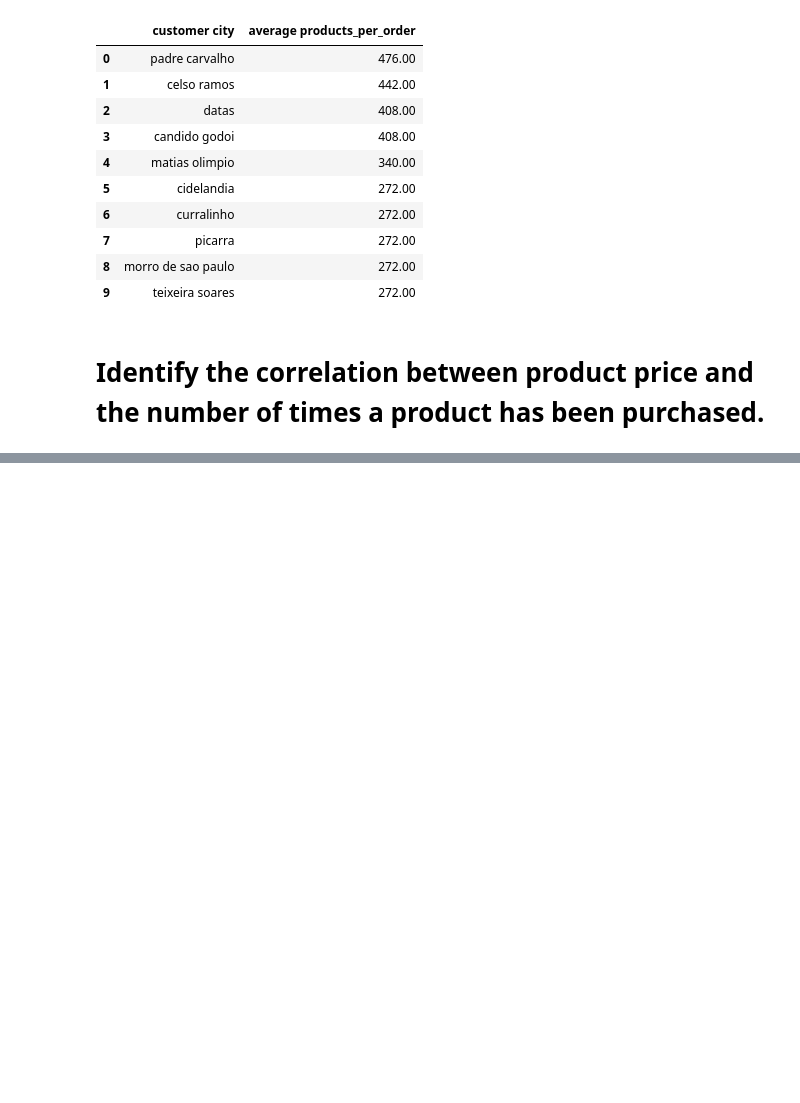
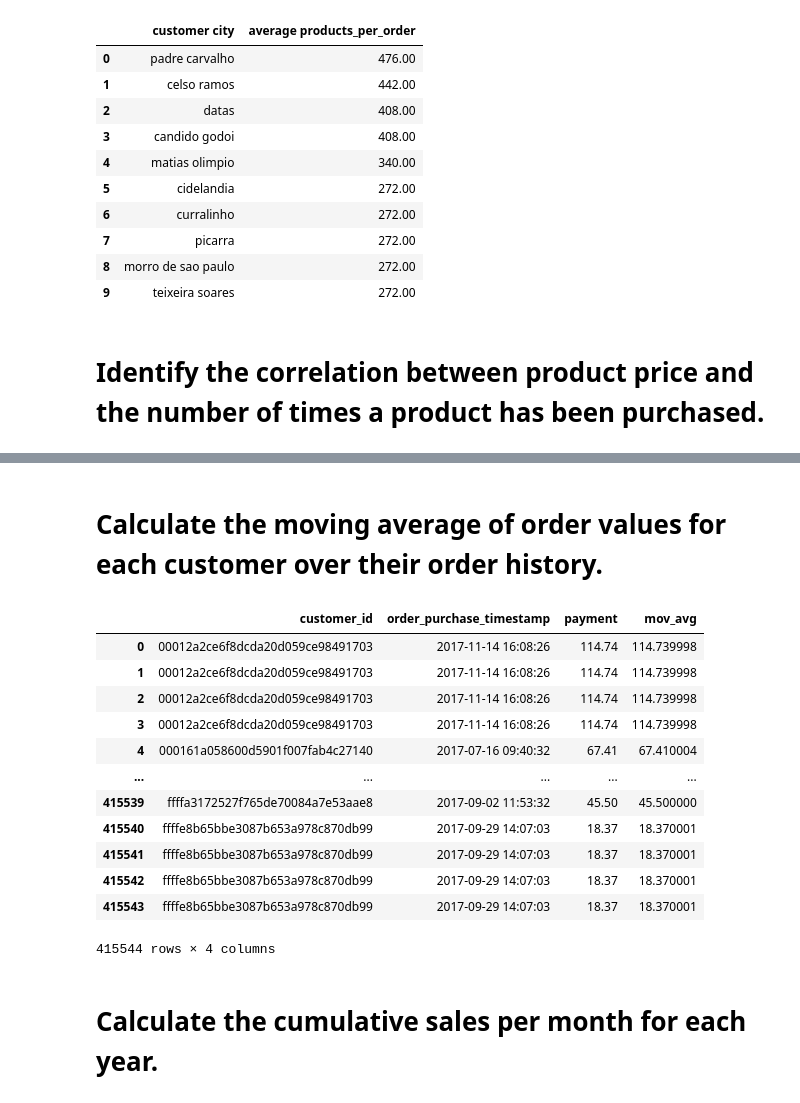
Before and after one commit to somya-kumari/SalesMetrics, a Jupyter notebook: SalesMetrics-checkpoint.ipynb, the cells around one changed output, grey strips where cells are left out. Saved outputs shown, nothing was run; the diff lists cells and outputs as text; code cells hidden in the pictures; blank space fills up the shorter version.

```diff
--- a/SalesMetrics-checkpoint.ipynb
+++ b/SalesMetrics-checkpoint.ipynb
@@ -272,0 +316,32 @@ np.corrcoef([arr1,arr2]);
+# %% [markdown]
+# Calculate the moving average of order values for each customer over their order history.
+# %%
+query = """select customer_id,order_purchase_timestamp,payment,
+avg(payment) over(partition by customer_id order by order_purchase_timestamp
+rows between 2 preceding and current row)as mov_avg
+from
+(select orders.customer_id,orders.order_purchase_timestamp,
+payments.payment_value as payment
+from payments join orders
+on payments.order_id = orders.order_id)as a
+"""
+cur.execute(query)
+data = cur.fetchall()
+df = pd.DataFrame(data, columns = ["customer_id","order_purchase_timestamp","payment","mov_avg"])
+df
+# %% [output]
+|  | customer_id | order_purchase_timestamp | payment | mov_avg |
+| 0 | 00012a2ce6f8dcda20d059ce98491703 | 2017-11-14 16:08:26 | 114.74 | 114.739998 |
+| 1 | 00012a2ce6f8dcda20d059ce98491703 | 2017-11-14 16:08:26 | 114.74 | 114.739998 |
+| 2 | 00012a2ce6f8dcda20d059ce98491703 | 2017-11-14 16:08:26 | 114.74 | 114.739998 |
+| 3 | 00012a2ce6f8dcda20d059ce98491703 | 2017-11-14 16:08:26 | 114.74 | 114.739998 |
+| 4 | 000161a058600d5901f007fab4c27140 | 2017-07-16 09:40:32 | 67.41 | 67.410004 |
+| ... | ... | ... | ... | ... |
+| 415539 | ffffa3172527f765de70084a7e53aae8 | 2017-09-02 11:53:32 | 45.50 | 45.500000 |
+| 415540 | ffffe8b65bbe3087b653a978c870db99 | 2017-09-29 14:07:03 | 18.37 | 18.370001 |
+| 415541 | ffffe8b65bbe3087b653a978c870db99 | 2017-09-29 14:07:03 | 18.37 | 18.370001 |
+| 415542 | ffffe8b65bbe3087b653a978c870db99 | 2017-09-29 14:07:03 | 18.37 | 18.370001 |
+| 415543 | ffffe8b65bbe3087b653a978c870db99 | 2017-09-29 14:07:03 | 18.37 | 18.370001 |
+415544 rows × 4 columns
+# %% [markdown]
+# Calculate the cumulative sales per month for each year.
```
Also changed, not shown: parts of 14 cells of this notebook.
